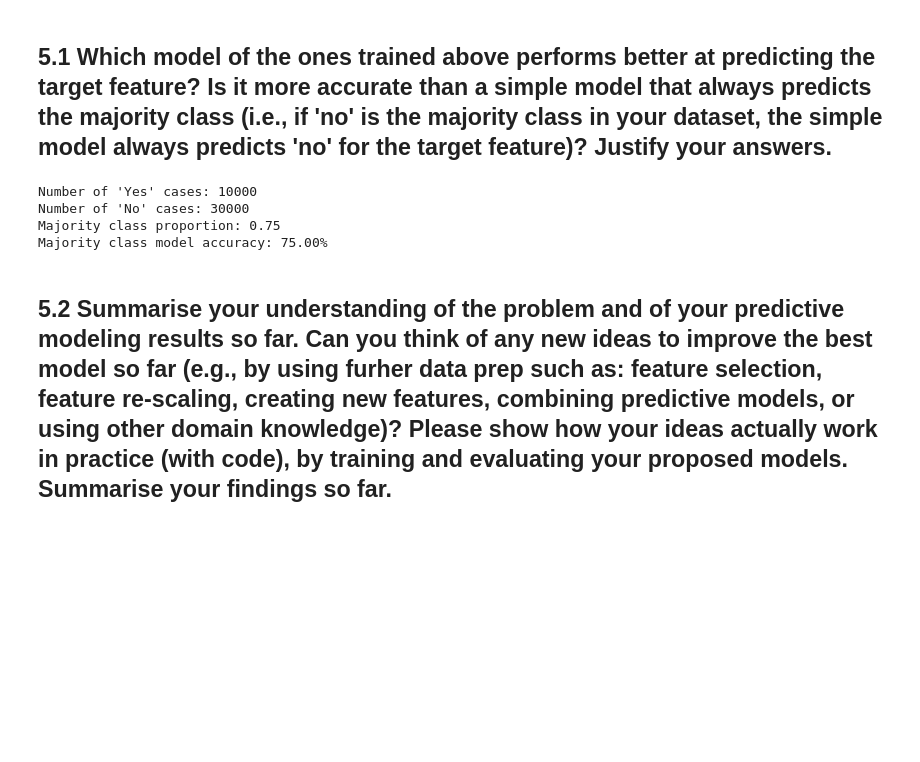
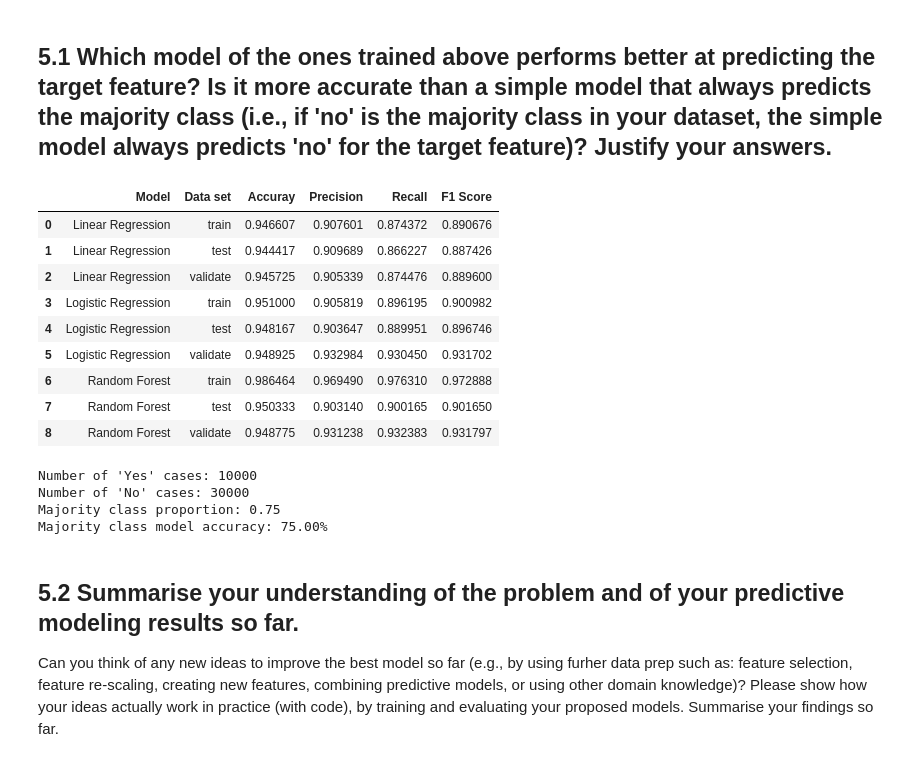
Before and after one commit to minhlynguyen/ucd-da-covid-death-prediction, a Jupyter notebook: MinhLy_Nguyen_22201371_Anil_Vercruysse_22202474_COMP47350_Homework2.ipynb, the cells around one changed output. Saved outputs shown, nothing was run; the diff lists cells and outputs as text; code cells hidden in the pictures; blank space fills up the shorter version.

```diff
--- a/MinhLy_Nguyen_22201371_Anil_Vercruysse_22202474_COMP47350_Homework2.ipynb
+++ b/MinhLy_Nguyen_22201371_Anil_Vercruysse_22202474_COMP47350_Homework2.ipynb
@@ -551,13 +575,9 @@ Predicted class for the first 10 training examples:
 # %%
-accuracy_rf = accuracy_score(y_train, y_train_rf_pred)
-conf_matrix_rf = confusion_matrix(y_train, y_train_rf_pred)
-precision_rf = precision_score(y_train, y_train_rf_pred, pos_label=1)
-recall_rf = recall_score(y_train, y_train_rf_pred, pos_label=1)
-f1_rf = f1_score(y_train, y_train_rf_pred, pos_label=1)
+print("\n-- RANDOM FOREST - TRAINING SET --")
+evaluate_rf_train = evaluate(y_train, y_train_rf_pred)
 
-print("Accuracy:", accuracy_rf)
-print("Confusion Matrix:\n", conf_matrix_rf)
-print("Precision:", precision_rf)
-print("Recall:", recall_rf)
-print("F1 Score:", f1_rf)
+# 4.4 Evaluate the model on the hold-out test set, compare results with the training dataset, and perform cross-validation
+y_test_rf_pred = rf.predict(X_test)
+print("\n-- RANDOM FOREST - TEST SET --")
+evaluate_rf_test = evaluate(y_test, y_test_rf_pred)
 # %% [output]
@@ -626,5 +612,39 @@ Cross-validated F1 Score: 0.931797206500323
 # %% [markdown]
 ## 5.1 Which model of the ones trained above performs better at predicting the target feature? Is it more   accurate than a simple model that always predicts the majority class (i.e., if 'no' is the majority class in your dataset, the simple model always predicts 'no' for the target feature)? Justify your answers.
+# %%
+data = [("Linear Regression","train",
+         evaluate_lnr_train[0],evaluate_lnr_train[2],evaluate_lnr_train[3],evaluate_lnr_train[4]),
+        ("Linear Regression","test",
+         evaluate_lnr_test[0],evaluate_lnr_test[2],evaluate_lnr_test[3],evaluate_lnr_test[4]),
+        ("Linear Regression","validate",
+        cross_validate_lnr[0],cross_validate_lnr[1],cross_validate_lnr[2],cross_validate_lnr[3]),
+        ("Logistic Regression","train",
+        evaluate_lr_train[0],evaluate_lr_train[2],evaluate_lr_train[3],evaluate_lr_train[4]),
+        ("Logistic Regression","test",
+         evaluate_lr_test[0],evaluate_lr_test[2],evaluate_lr_test[3],evaluate_lr_test[4]),
+        ("Logistic Regression","validate",
+        cross_validate_lr[0],cross_validate_lr[1],cross_validate_lr[2],cross_validate_lr[3]),
+        ("Random Forest","train",
+        evaluate_rf_train[0],evaluate_rf_train[2],evaluate_rf_train[3],evaluate_rf_train[4]),
+        ("Random Forest","test",
+         evaluate_rf_test[0],evaluate_rf_test[2],evaluate_rf_test[3],evaluate_rf_test[4]),
+        ("Random Forest","validate",
+        cross_validate_rf[0],cross_validate_rf[1],cross_validate_rf[2],cross_validate_rf[3]),
+       ]
+# Creating a DataFrame
+summary = pd.DataFrame(data,columns=['Model','Data set','Accuray','Precision','Recall','F1 Score'])
+summary
+# %% [output]
+|  | Model | Data set | Accuray | Precision | Recall | F1 Score |
+| 0 | Linear Regression | train | 0.946607 | 0.907601 | 0.874372 | 0.890676 |
+| 1 | Linear Regression | test | 0.944417 | 0.909689 | 0.866227 | 0.887426 |
+| 2 | Linear Regression | validate | 0.945725 | 0.905339 | 0.874476 | 0.889600 |
+| 3 | Logistic Regression | train | 0.951000 | 0.905819 | 0.896195 | 0.900982 |
+| 4 | Logistic Regression | test | 0.948167 | 0.903647 | 0.889951 | 0.896746 |
+| 5 | Logistic Regression | validate | 0.948925 | 0.932984 | 0.930450 | 0.931702 |
+| 6 | Random Forest | train | 0.986464 | 0.969490 | 0.976310 | 0.972888 |
+| 7 | Random Forest | test | 0.950333 | 0.903140 | 0.900165 | 0.901650 |
+| 8 | Random Forest | validate | 0.948775 | 0.931238 | 0.932383 | 0.931797 |
 # %%
 # Count the number of 'Yes' and 'No' cases
 yes_count = df[df['death_yn'] == 'Yes'].shape[0]
@@ -646,4 +666,6 @@ Number of 'No' cases: 30000
 Majority class proportion: 0.75
 Majority class model accuracy: 75.00%
 # %% [markdown]
-## 5.2 Summarise your understanding of the problem and of your predictive modeling results so far. Can you think of any new ideas to improve the best model so far (e.g., by using furher data prep such as: feature selection, feature re-scaling, creating new features, combining predictive models, or using other domain knowledge)? Please show how your ideas actually work in practice (with code), by training and evaluating your proposed models. Summarise your findings so far.
+## 5.2 Summarise your understanding of the problem and of your predictive modeling results so far.
+
+Can you think of any new ideas to improve the best model so far (e.g., by using furher data prep such as: feature selection, feature re-scaling, creating new features, combining predictive models, or using other domain knowledge)? Please show how your ideas actually work in practice (with code), by training and evaluating your proposed models. Summarise your findings so far.
```
Also changed, not shown: parts of 58 cells of this notebook.
